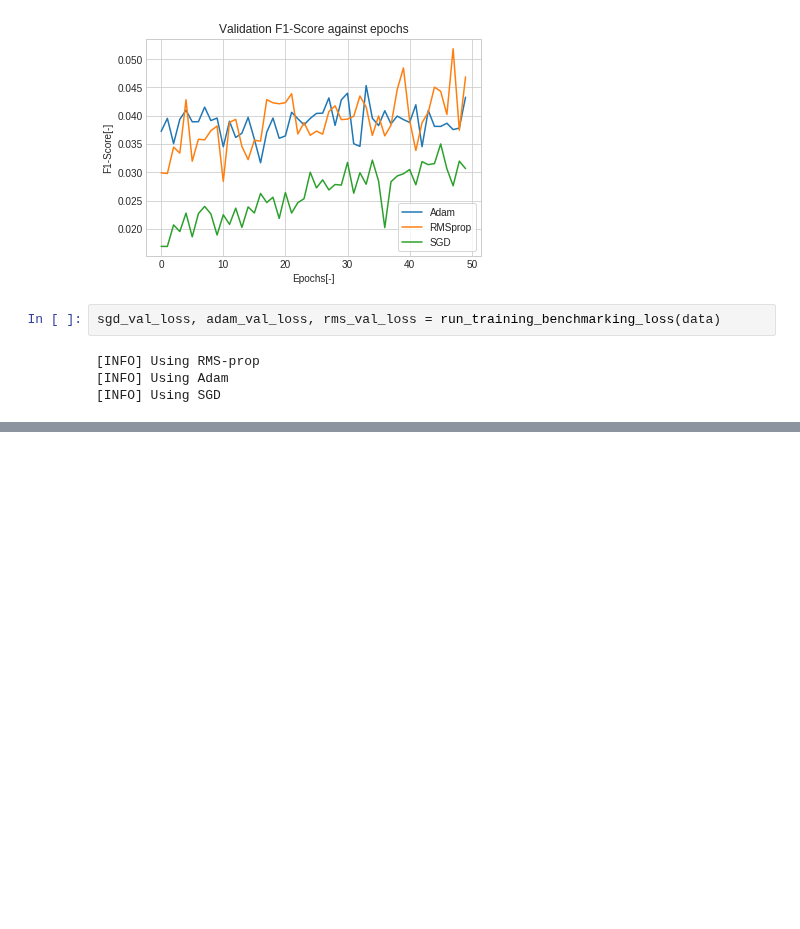
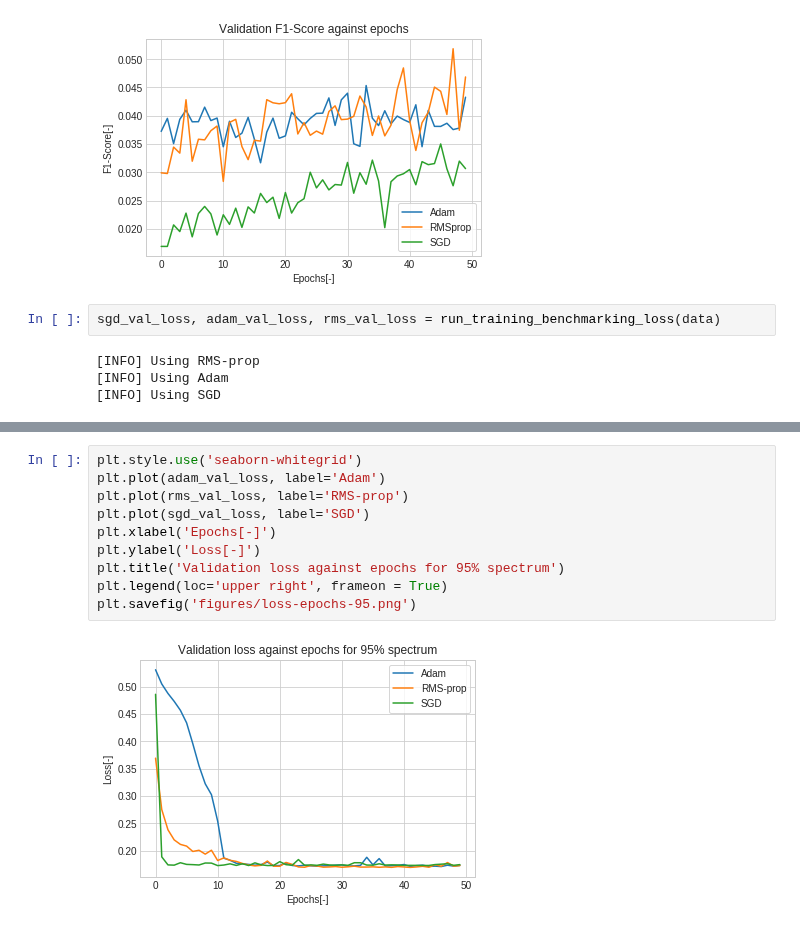
Before and after one commit to jalil-M/Opt-Project, a Jupyter notebook: project.ipynb, the cells around one changed output, grey strips where cells are left out. Drawn from its saved outputs; the diff is of its cells as text; blank space fills up the shorter version.

```diff
--- a/project.ipynb
+++ b/project.ipynb
@@ -293,0 +304,12 @@ plt.savefig('figures/loss-epochs.png')
+# %%
+plt.style.use('seaborn-whitegrid')
+plt.plot(adam_val_loss, label='Adam')
+plt.plot(rms_val_loss, label='RMS-prop')
+plt.plot(sgd_val_loss, label='SGD')
+plt.xlabel('Epochs[-]')
+plt.ylabel('Loss[-]')
+plt.title('Validation loss against epochs for 95% spectrum')
+plt.legend(loc='upper right', frameon = True)
+plt.savefig('figures/loss-epochs-95.png')
+# %% [output]
+[figure, added]
```
Also changed, not shown: parts of 13 cells of this notebook, 12 other files.
